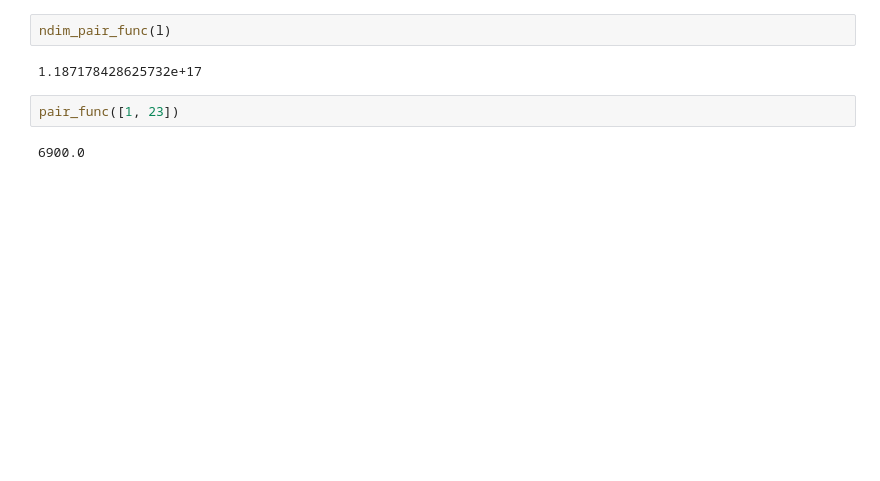
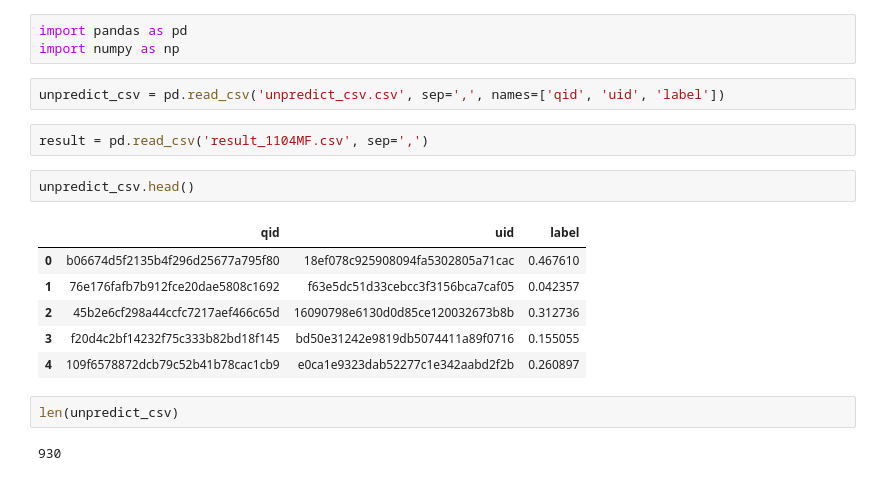
Before and after one commit to AlfredGao/2016ByteCup-CSCI567_Proj, a Jupyter notebook: Untitled.ipynb, the cells around one changed output. Cells and saved outputs as stored; diff of their text form; blank space fills up the shorter version.

```diff
--- a/Untitled.ipynb
+++ b/Untitled.ipynb
@@ -20,8 +1,20 @@ def ndim_pair_func(l):
-# %%
-ndim_pair_func(l)
-# %% [output]
-1.187178428625732e+17
-# %%
-pair_func([1, 23])
-# %% [output]
-6900.0
+# %%
+import pandas as pd
+import numpy as np
+# %%
+unpredict_csv = pd.read_csv('unpredict_csv.csv', sep=',', names=['qid', 'uid', 'label'])
+# %%
+result = pd.read_csv('result_1104MF.csv', sep=',')
+# %%
+unpredict_csv.head()
+# %% [output]
+|  | qid | uid | label |
+| 0 | b06674d5f2135b4f296d25677a795f80 | 18ef078c925908094fa5302805a71cac | 0.467610 |
+| 1 | 76e176fafb7b912fce20dae5808c1692 | f63e5dc51d33cebcc3f3156bca7caf05 | 0.042357 |
+| 2 | 45b2e6cf298a44ccfc7217aef466c65d | 16090798e6130d0d85ce120032673b8b | 0.312736 |
+| 3 | f20d4c2bf14232f75c333b82bd18f145 | bd50e31242e9819db5074411a89f0716 | 0.155055 |
+| 4 | 109f6578872dcb79c52b41b78cac1cb9 | e0ca1e9323dab52277c1e342aabd2f2b | 0.260897 |
+# %%
+len(unpredict_csv)
+# %% [output]
+930
```
Also changed, not shown: parts of 12 cells of this notebook, 18 other files.
